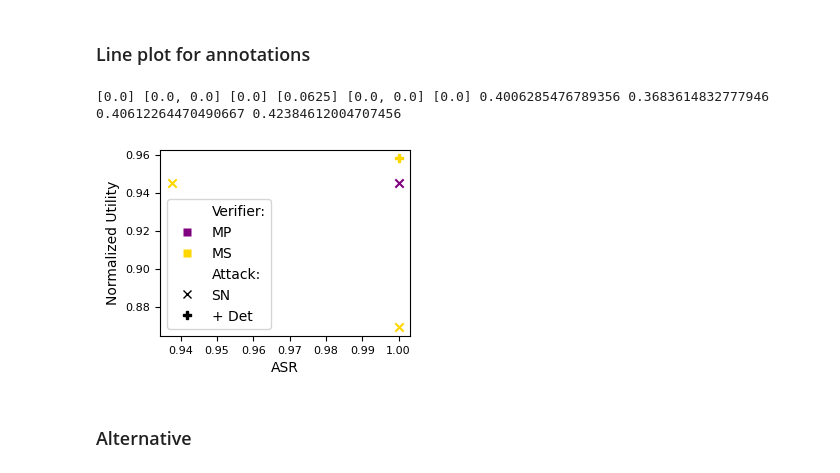
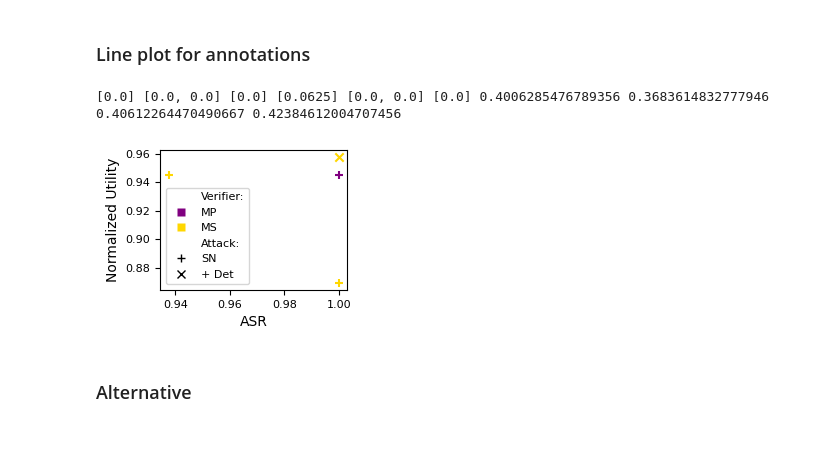
Before and after one commit to sentient-agi/mlprints, a Jupyter notebook: paper_plots.ipynb, the cells around one changed output. Cells and saved outputs as stored; diff of their text form; code cells hidden in the pictures; blank space fills up the shorter version.

```diff
--- a/paper_plots.ipynb
+++ b/paper_plots.ipynb
@@ -341,12 +341,12 @@ model_fp_to_hash = {'meta-llama/llama-3.2-1b-instruct': {
                     }
 
 fp_to_primary_secondary_metric = {
-    'imf': ['detailed/fp_in_response_normalized_str', 'detailed/lcs_normalized_str'],
+    'imf': ['detailed/fp_in_response_normalized_str', 'detailed/rouge-L-fmeasure_at_0.9'],
     'chain_hash': ['detailed/exact_str', 'detailed/fp_in_response_normalized_str'],
     'perinucleus': ['detailed/exact_str', 'detailed/fp_in_response_exact_str'],
     'fpedit': ['detailed/exact_str_stripped', 'detailed/fp_in_response_normalized_str'],
     'instructional_fp': ['detailed/exact_str_original', 'detailed/fp_in_response_normalized_str'],
-    'editMF': ['detailed/fp_in_response_normalized_str_single', 'detailed/fp_in_response_normalized_str']
+    'editMF': ['detailed/fp_in_response_normalized_str_single', 'detailed/fp_in_response_normalized_str_multi']
     }  # Need to do this better for primary
 
 metric_to_label = {
@@ -357,15 +357,18 @@ metric_to_label = {
     'detailed/exact_str_original': 'MP',
     'detailed/fp_in_response_exact_str': 'MS',
     'detailed/first_word_in_response': 'MK',
-    'detailed/fp_in_response_normalized_str_single': 'MS',
-    'detailed/first_word_in_response_single': 'MK'
+    'detailed/fp_in_response_normalized_str_single': 'MK',
+    'detailed/fp_in_response_normalized_str_multi': 'MK-multi',
+    'detailed/first_word_in_response_single': 'MK',
+    'detailed/rouge-L-fmeasure_at_0.9': 'R-L',
+    'detailed/rouge-L-fmeasure_at_0.75': 'R-L',
 }
 
 model_to_label = {
-    'qwen/qwen2.5-1.5b-instruct': 'Qwen2.5-1.5B',
-    'meta-llama/llama-3.2-1b-instruct': 'Llama-3.2-1B',
-    'qwen/qwen2.5-7b-instruct': 'Qwen2.5-7B',
-    'meta-llama/llama-3.1-8b-instruct': 'Llama-3.1-8B',
+    'qwen/qwen2.5-1.5b-instruct': 'Qwen2.5-1.5B-Instruct',
+    'meta-llama/llama-3.2-1b-instruct': 'Llama-3.2-1B-Instruct',
+    'qwen/qwen2.5-7b-instruct': 'Qwen2.5-7B-Instruct',
+    'meta-llama/llama-3.1-8b-instruct': 'Llama-3.1-8B-Instruct',
 }
 
 threshold_params = ["threshold", "prob_threshold_to_add_to_lexical_set", "prob_threshold_to_apply_attack"]
@@ -584,6 +600,14 @@ Prim util points thresholded: [[0.         0.94254129]
 # %%
 from matplotlib.lines import Line2D
 from pprint import pprint
+attack_to_shape = {
+    "ImprobableTokenWithThresholdLogitsProcessor": "s",
+    "BlockTopWordLogitProcessor": "+",
+    "LookaheadAttackedModel": "^",
+
+    "ImprobableTokenWithThresholdLogitsProcessor-thresh": "D",
+    "BlockTopWordLogitProcessor-thresh": "x",
+}
 
 model = 'meta-llama/llama-3.2-1b-instruct'
 num_fp = '16'
@@ -604,6 +628,7 @@ sec_metric = fp_to_primary_secondary_metric[fp_algo][1]
 multi_util_aggregation = max
 
 plot_asr = True
+small_plot = True
 
 
 prim_fsr_1 = res[attack_name][attack_config_1][prim_metric]
@@ -630,7 +655,10 @@ mean_baseline_util = np.mean(all_baseline_utils)
 
 print(prim_fsr_1, prim_fsr_2, prim_fsr_3, sec_fsr_1, sec_fsr_2, sec_fsr_3, mean_util_1, mean_util_2, mean_util_3, mean_baseline_util)
 
-fig, ax = plt.subplots(figsize=FIG_SIZE_MIDDLE)
+if small_plot:
+    fig, ax = plt.subplots(figsize=FIG_SIZE_SMALL)
+else:
+    fig, ax = plt.subplots(figsize=FIG_SIZE_MIDDLE)
 
 if plot_asr:
     prim_fsr_1 = 1 - prim_fsr_1[0]
@@ -683,12 +711,35 @@ legend_handles = [
     *attack_handles,
 ]
 
+
+
 if plot_asr:
-    ax.legend(handles=legend_handles, loc='lower left')
+    if small_plot:
+        ax.legend(handles=legend_handles, loc='lower left', fontsize=FONT_SIZE_SMALL)
+    else:
+        ax.legend(handles=legend_handles, loc='lower left')
     plt.savefig(f'plots/asr_util_cherry_picked_for_arrows.pdf', bbox_inches='tight')
 else:
-    ax.legend(handles=legend_handles, loc='lower right')
+    if small_plot:
+        ax.legend(handles=legend_handles, loc='lower right', fontsize=FONT_SIZE_SMALL)
+    else:
+        ax.legend(handles=legend_handles, loc='lower right')
     plt.savefig(f'plots/asr_util_cherry_picked_for_arrows.pdf', bbox_inches='tight')
+
+# Plot a legend with a custom color for the verifier
+legend_fig, legend_ax = plt.subplots(figsize=(FIG_SIZE_MIDDLE[0], 0.1))
+legend_ax.axis('off')
+legend_ax.legend(handles=[Line2D([0], [0], linestyle='None', label=" Verifier:"), *metric_handles], loc='center',
+                    ncol=len(metric_handles)+1,
+                    fontsize=FONT_SIZE_MAIN,
+                    frameon=False,
+                    borderaxespad=0.0,          # cut outer padding
+                    # handleheight=1.0            # tighten row height
+                    )
+legend_fig.savefig(f"plots/legend_cherry_picked_for_arrows.pdf",
+                    bbox_inches='tight', dpi=300)
+plt.close(legend_fig)
+
 # prim_util_points_thresholded = []
 # sec_util_points_thresholded = []
 # baseline_util = baseline_utils[model]
@@ -734,34 +785,34 @@ else:
 #     prim_list.append((prim_metric_value, np.mean(list(attack_utils.values())) /mean_baseline_util))
 #     sec_list.append((sec_metric_value, np.mean(list(attack_utils.values())) /mean_baseline_util))
 
 
 # if prim_util_points:
 #     print(f"{model} {num_fp} {fp_algo} {attack_name} {prim_util_points}")
 #     if use_pareto:
 #         prim_util_points = pareto_points(prim_util_points)
 #         sec_util_points = pareto_points(sec_util_points)
 #     prim_util_points = remove_points(prim_util_points, threshold=smoothing_threshold, max_x=max_x_to_plot)
 #     sec_util_points = remove_points(sec_util_points, threshold=smoothing_threshold, max_x=max_x_to_plot_secondary)
 
 #     ax.scatter([x[0] for x in prim_util_points], [x[1] for x in prim_util_points], label=f"{attack_to_final_name_short[attack_name]}-primary", marker=attack_to_shape[attack_name], color=metric_to_color[0])
 #     ax.plot([x[0] for x in prim_util_points], [x[1] for x in prim_util_points], color=metric_to_color[0], linestyle='--')
 #     ax.scatter([x[0] for x in sec_util_points], [x[1] for x in sec_util_points], label=f"{attack_to_final_name_short[attack_name]}-secondary", marker=attack_to_shape[attack_name], color=metric_to_color[1])
 #     ax.plot([x[0] for x in sec_util_points], [x[1] for x in sec_util_points], color=metric_to_color[1], linestyle='-.')
 
 # if prim_util_points_thresholded:
 #     if use_pareto:
 #         prim_util_points_thresholded = pareto_points(prim_util_points_thresholded)
 #         sec_util_points_thresholded = pareto_points(sec_util_points_thresholded)
 #     prim_util_points_thresholded = remove_points(prim_util_points_thresholded, threshold=smoothing_threshold, max_x=max_x_to_plot)
 #     sec_util_points_thresholded = remove_points(sec_util_points_thresholded, threshold=smoothing_threshold, max_x=max_x_to_plot_secondary)
 
 #     ax.scatter([x[0] for x in prim_util_points_thresholded], [x[1] for x in prim_util_points_thresholded], label=f"{attack_to_final_name_short[attack_name]}-++-primary", marker=attack_to_shape[f"{attack_name}-thresh"], color=metric_to_color[0])
 #     ax.plot([x[0] for x in prim_util_points_thresholded], [x[1] for x in prim_util_points_thresholded], color=metric_to_color[0], linestyle='--')
 #     ax.scatter([x[0] for x in sec_util_points_thresholded], [x[1] for x in sec_util_points_thresholded], label=f"{attack_to_final_name_short[attack_name]}-++-secondary", marker=attack_to_shape[f"{attack_name}-thresh"], color=metric_to_color[1])
 #     ax.plot([x[0] for x in sec_util_points_thresholded], [x[1] for x in sec_util_points_thresholded], color=metric_to_color[1], linestyle='-.')
 # %% [output]
 [0.0] [0.0, 0.0] [0.0] [0.0625] [0.0, 0.0] [0.0] 0.4006285476789356 0.3683614832777946 0.40612264470490667 0.42384612004707456
-[figure, old version]
+[figure, new version]
 # %% [markdown]
 ### Alternative
 # %%
```
Also changed, not shown: parts of 9 cells of this notebook, 8 other files.
